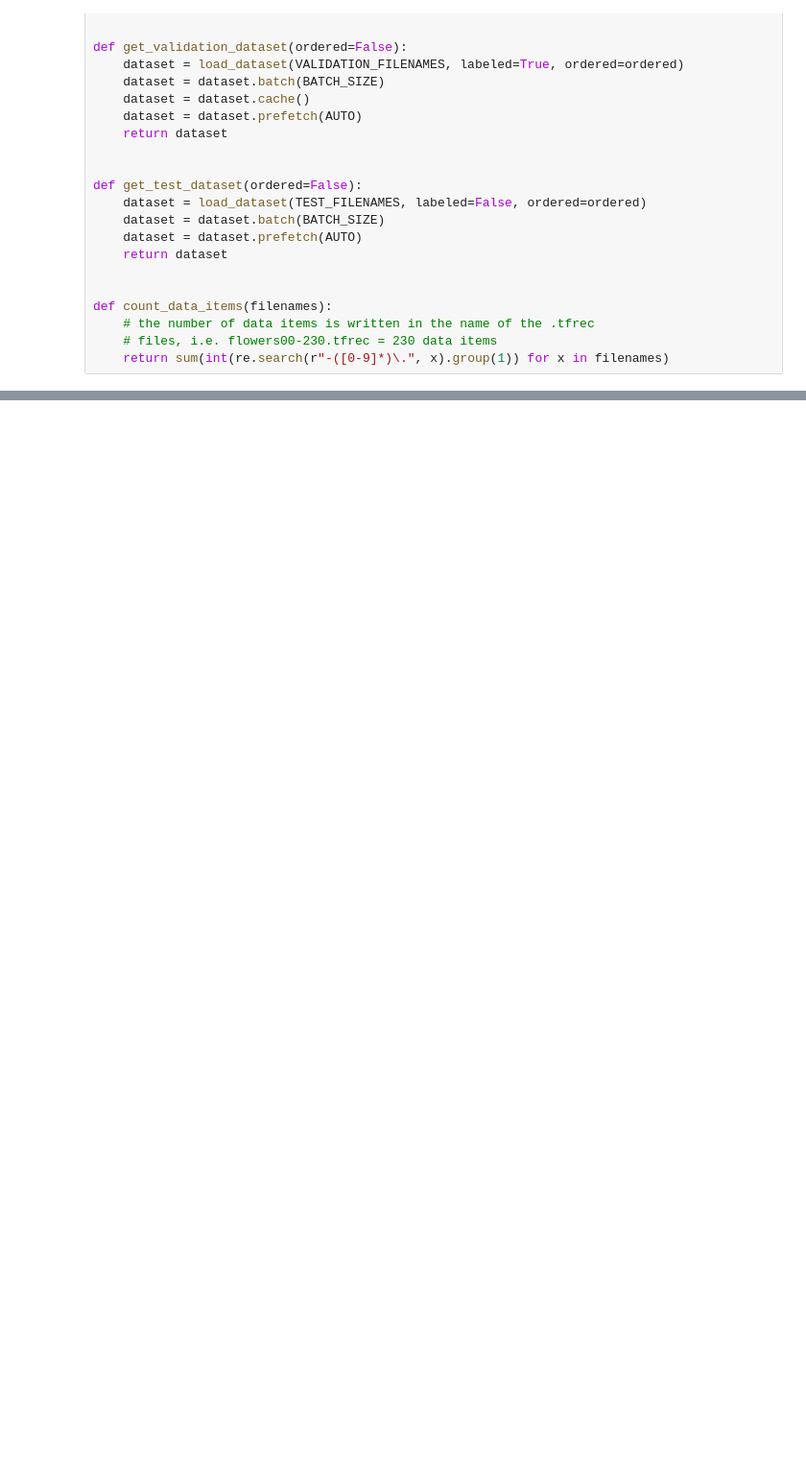
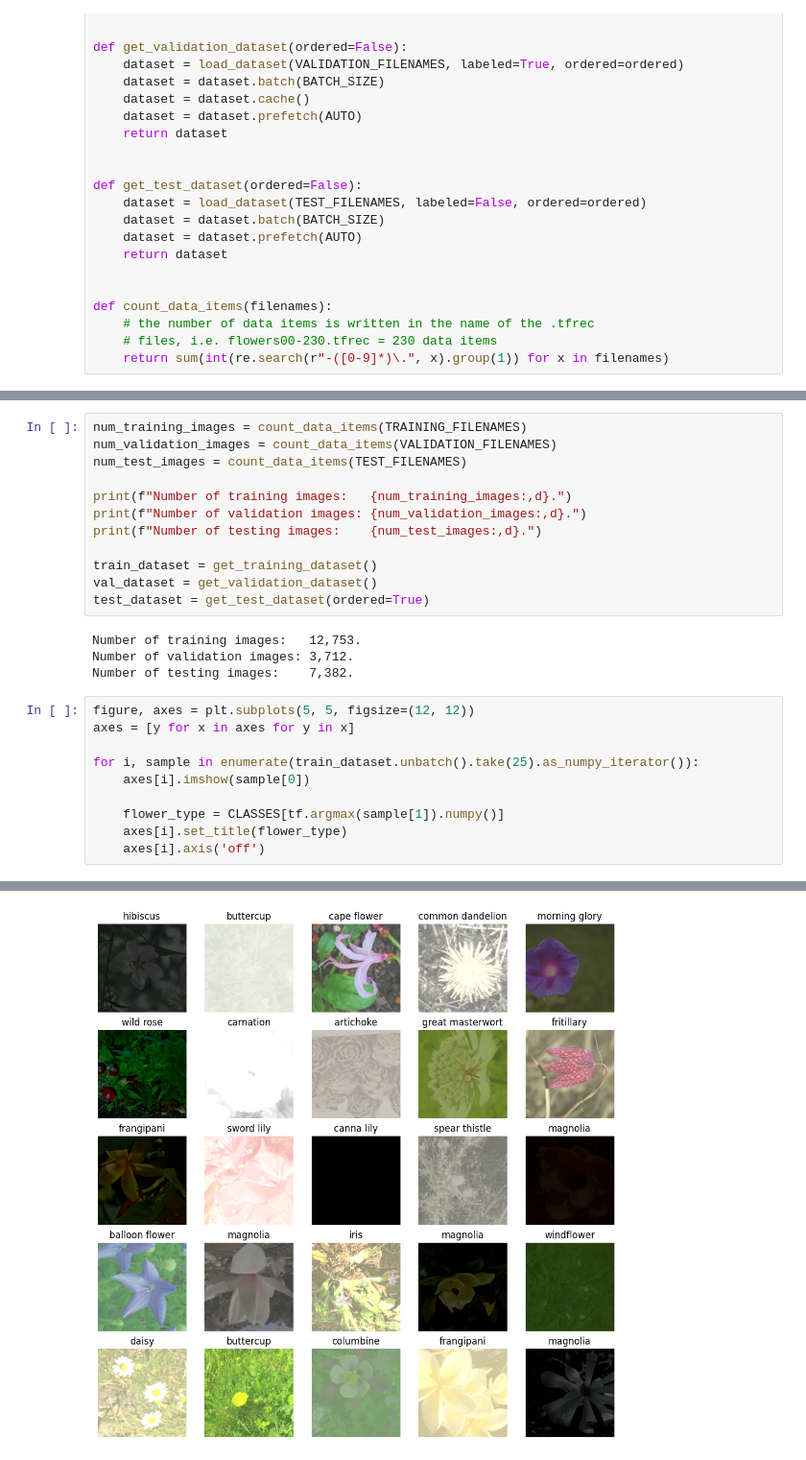
Before and after one commit to vinnichowdary/ImageClassifier, a Jupyter notebook: Petal_to_Metal_Image_Classification.ipynb, the cells around one changed output, grey strips where cells are left out. Shown at 96% size. Cells and saved outputs as stored; diff of their text form; blank space fills up the shorter version.

```diff
--- a/Petal_to_Metal_Image_Classification.ipynb
+++ b/Petal_to_Metal_Image_Classification.ipynb
@@ -121,0 +178,27 @@ def count_data_items(filenames):
+# %%
+num_training_images = count_data_items(TRAINING_FILENAMES)
+num_validation_images = count_data_items(VALIDATION_FILENAMES)
+num_test_images = count_data_items(TEST_FILENAMES)
+
+print(f"Number of training images:   {num_training_images:,d}.")
+print(f"Number of validation images: {num_validation_images:,d}.")
+print(f"Number of testing images:    {num_test_images:,d}.")
+
+train_dataset = get_training_dataset()
+val_dataset = get_validation_dataset()
+test_dataset = get_test_dataset(ordered=True)
+# %% [output]
+Number of training images:   12,753.
+Number of validation images: 3,712.
+Number of testing images:    7,382.
+# %%
+figure, axes = plt.subplots(5, 5, figsize=(12, 12))
+axes = [y for x in axes for y in x]
+
+for i, sample in enumerate(train_dataset.unbatch().take(25).as_numpy_iterator()):
+    axes[i].imshow(sample[0])
+
+    flower_type = CLASSES[tf.argmax(sample[1]).numpy()]
+    axes[i].set_title(flower_type)
+    axes[i].axis('off')
+# %% [output]
@@ -121,0 +218 @@ def count_data_items(filenames):
+[figure, added]
```
Also changed, not shown: parts of 4 cells of this notebook.
